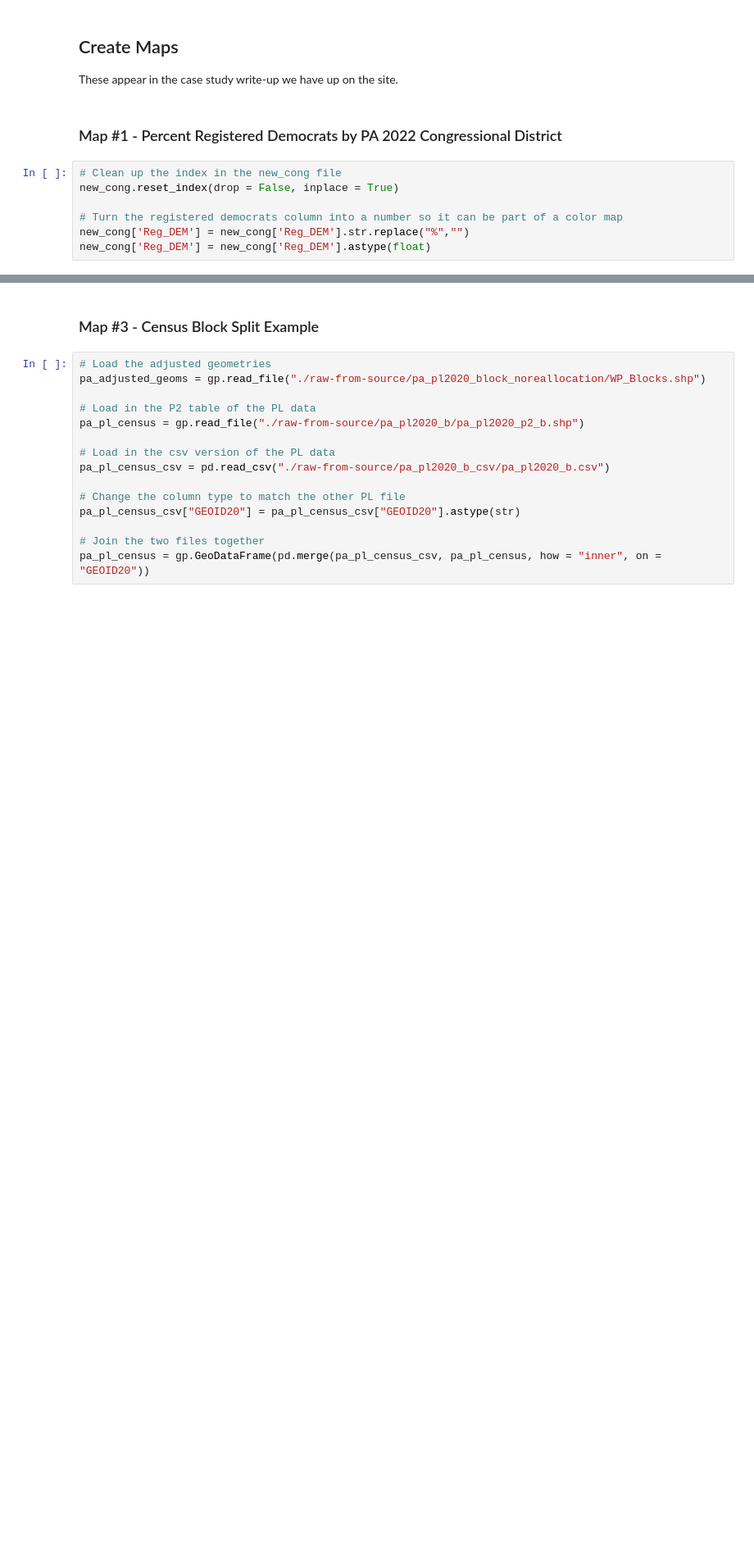
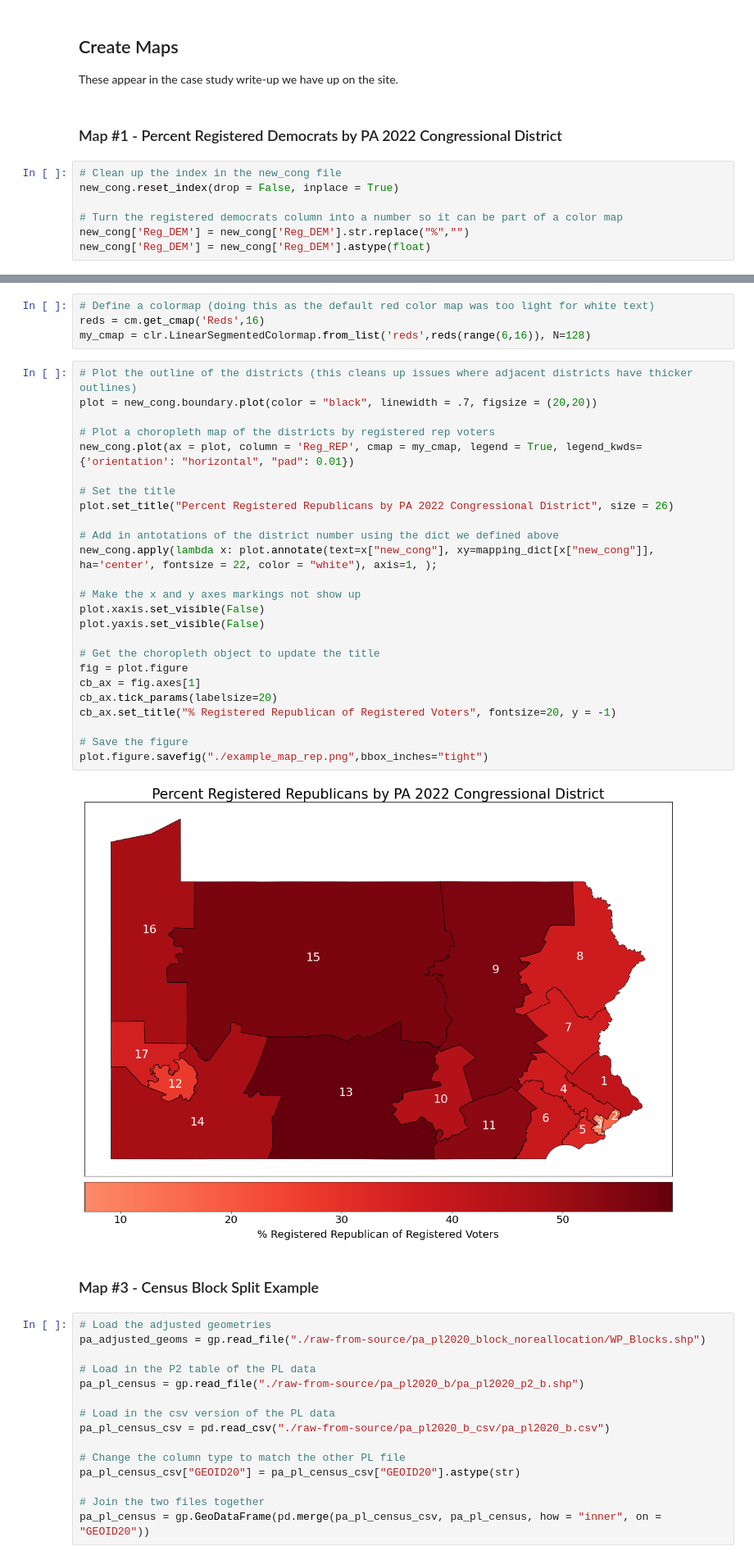
Before and after one commit to nonpartisan-redistricting-datahub/Case_Study_Spotlight, a Jupyter notebook: Spotlight_PA_Notebook.ipynb, the cells around one changed output, grey strips where cells are left out. Shown at 82% size. Cells and saved outputs as stored; diff of their text form; blank space fills up the shorter version.

```diff
--- a/Spotlight_PA_Notebook.ipynb
+++ b/Spotlight_PA_Notebook.ipynb
@@ -450,3 +478,34 @@ plt.figure.savefig("./example_map_rep.png",bbox_inches="tight")
+# %%
+# Define a colormap (doing this as the default red color map was too light for white text)
+reds = cm.get_cmap('Reds',16)
+my_cmap = clr.LinearSegmentedColormap.from_list('reds',reds(range(6,16)), N=128)
+# %%
+# Plot the outline of the districts (this cleans up issues where adjacent districts have thicker outlines)
+plot = new_cong.boundary.plot(color = "black", linewidth = .7, figsize = (20,20))
+
+# Plot a choropleth map of the districts by registered rep voters
+new_cong.plot(ax = plot, column = 'Reg_REP', cmap = my_cmap, legend = True, legend_kwds={'orientation': "horizontal", "pad": 0.01})
+
+# Set the title
+plot.set_title("Percent Registered Republicans by PA 2022 Congressional District", size = 26)
+
+# Add in antotations of the district number using the dict we defined above
+new_cong.apply(lambda x: plot.annotate(text=x["new_cong"], xy=mapping_dict[x["new_cong"]], ha='center', fontsize = 22, color = "white"), axis=1, );
+
+# Make the x and y axes markings not show up
+plot.xaxis.set_visible(False)
+plot.yaxis.set_visible(False)
+
+# Get the choropleth object to update the title
+fig = plot.figure
+cb_ax = fig.axes[1]
+cb_ax.tick_params(labelsize=20)
+cb_ax.set_title("% Registered Republican of Registered Voters", fontsize=20, y = -1)
+
+# Save the figure
+plot.figure.savefig("./example_map_rep.png",bbox_inches="tight")
+# %% [output]
+[figure, added]
 # %% [markdown]
 ### Map #3 - Census Block Split Example
 # %%
```
Also changed, not shown: parts of 14 cells of this notebook.
